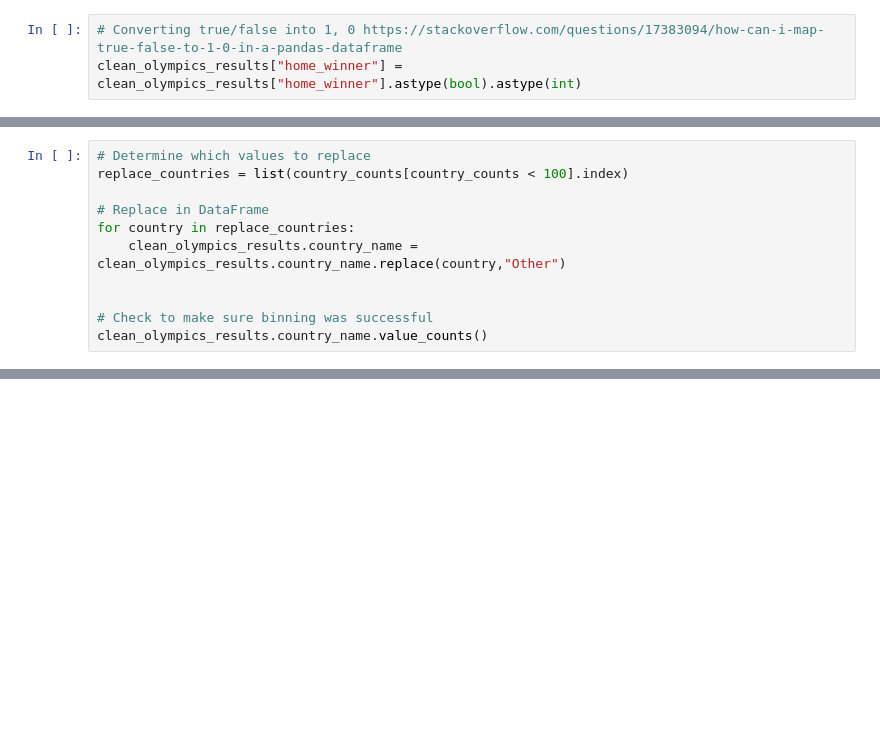
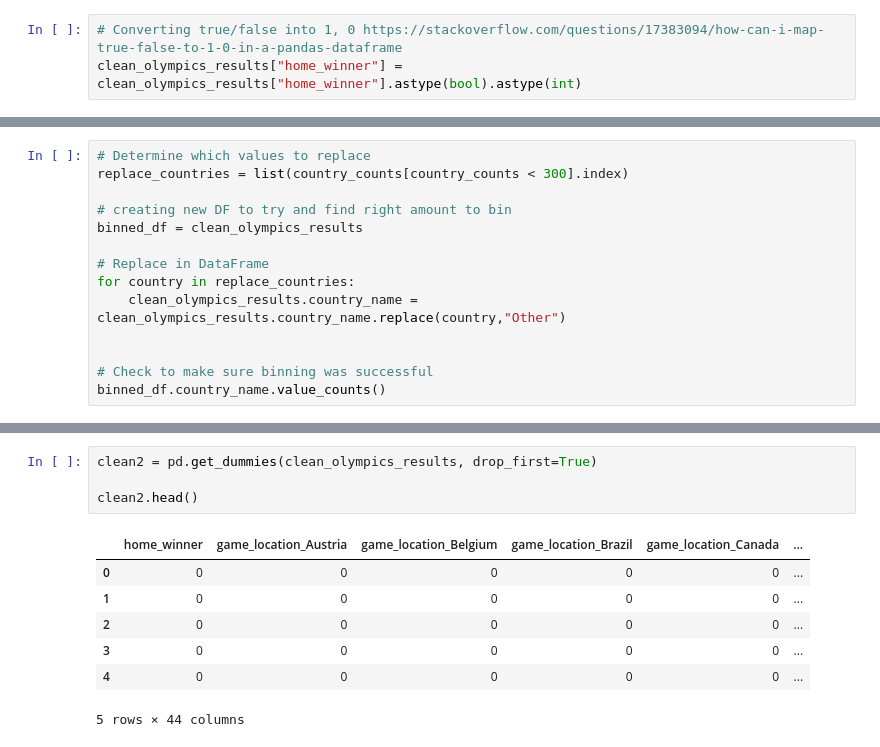
Before and after one commit to madrivers/Data_Bootcamp_Final_Project, a Jupyter notebook: olympics copy.ipynb, the cells around one changed output, grey strips where cells are left out. Saved outputs shown, nothing was run; the diff lists cells and outputs as text; blank space fills up the shorter version.

```diff
--- a/olympics copy.ipynb
+++ b/olympics copy.ipynb
@@ -435,6 +454,9 @@ country_counts.plot.density()
 # %%
 # Determine which values to replace
-replace_countries = list(country_counts[country_counts < 100].index)
+replace_countries = list(country_counts[country_counts < 300].index)
+
+# creating new DF to try and find right amount to bin
+binned_df = clean_olympics_results
 
 # Replace in DataFrame
 for country in replace_countries:
@@ -442,5 +464,5 @@ for country in replace_countries:
 
 
 # Check to make sure binning was successful
-clean_olympics_results.country_name.value_counts()
+binned_df.country_name.value_counts()
 # %% [output]
@@ -489,0 +514,12 @@ Name: country_name, dtype: int64
+# %%
+clean2 = pd.get_dummies(clean_olympics_results, drop_first=True)
+
+clean2.head()
+# %% [output]
+|  | home_winner | game_location_Austria | game_location_Belgium | game_location_Brazil | game_location_Canada | ... |
+| 0 | 0 | 0 | 0 | 0 | 0 | ... |
+| 1 | 0 | 0 | 0 | 0 | 0 | ... |
+| 2 | 0 | 0 | 0 | 0 | 0 | ... |
+| 3 | 0 | 0 | 0 | 0 | 0 | ... |
+| 4 | 0 | 0 | 0 | 0 | 0 | ... |
+5 rows × 44 columns
```
Also changed, not shown: parts of 23 cells of this notebook, 2 other files.
